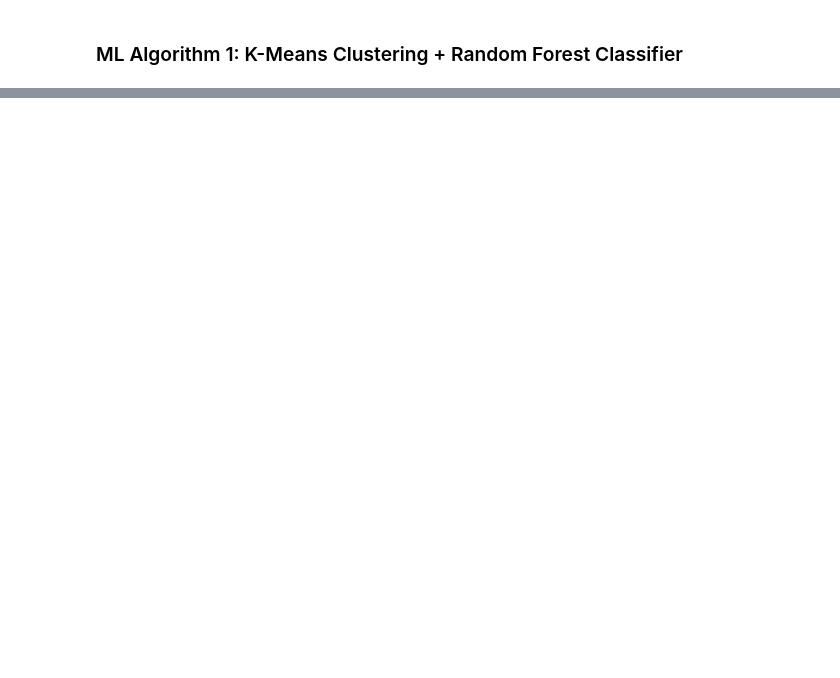
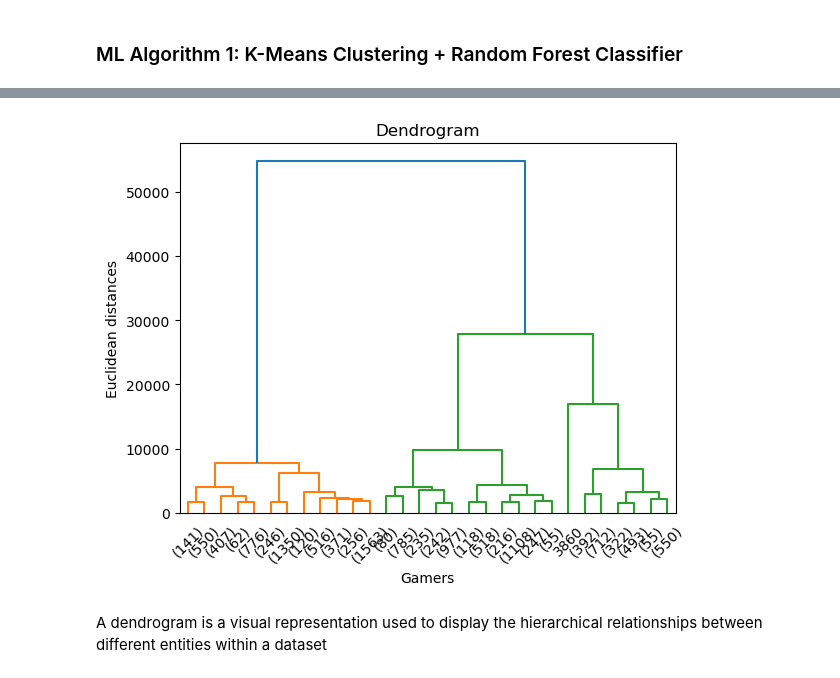
Before and after one commit to sakshamlakhera/CSE587, a Jupyter notebook: notebook/Apurva_Umredkar_50592382.ipynb, the cells around one changed output, grey strips where cells are left out. Drawn from its saved outputs; the diff is of its cells as text; code cells hidden in the pictures; blank space fills up the shorter version.

```diff
--- a/notebook/Apurva_Umredkar_50592382.ipynb
+++ b/notebook/Apurva_Umredkar_50592382.ipynb
@@ -428,0 +451,11 @@ y_knn_pred = model_knn.predict(X_test)
+# %%
+# We will plot a dendrogram to visualize how many number of clusters would be ideal for our objective
+dendrogram(linkage(gaming_dat, method = 'ward'), truncate_mode='lastp')
+plt.title('Dendrogram')
+plt.xlabel('Gamers')
+plt.ylabel('Euclidean distances')
+plt.show()
+# %% [output]
+[figure, added]
+# %% [markdown]
+A dendrogram is a visual representation used to display the hierarchical relationships between different entities within a dataset
```
Also changed, not shown: parts of 26 cells of this notebook.
